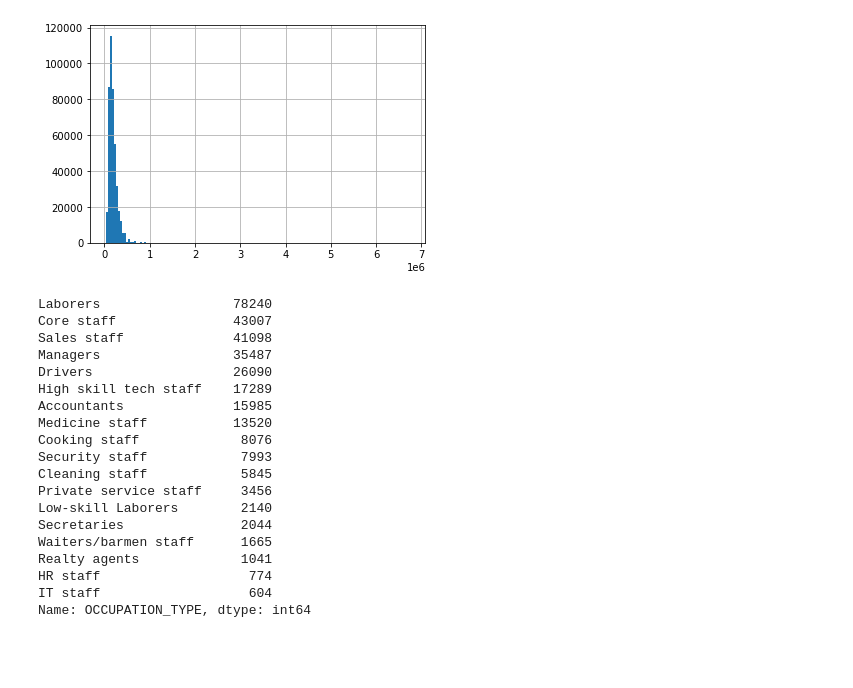
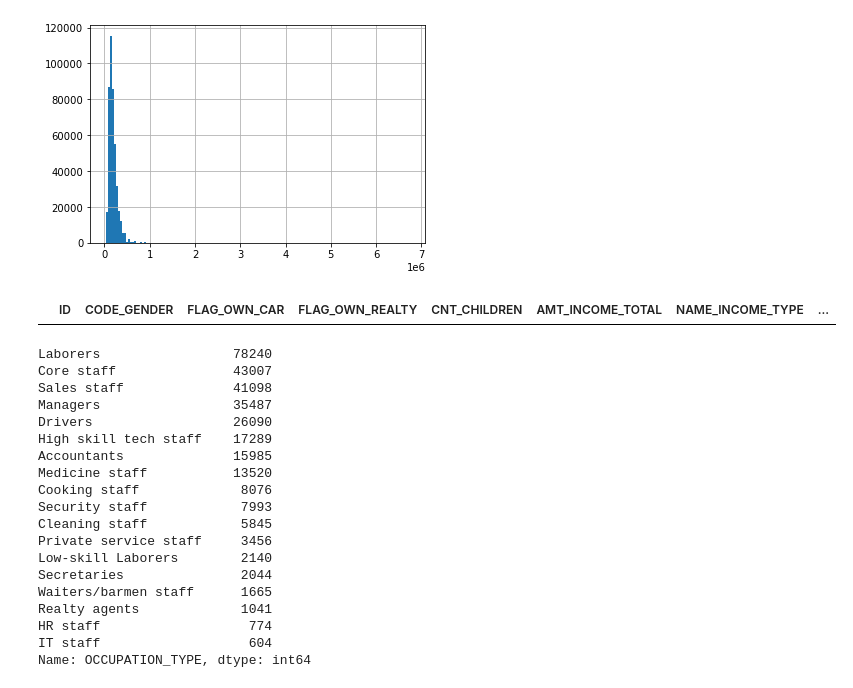
Before and after one commit to ricardosainzz/proyecto-portafolio, a Jupyter notebook: Notebooks/analisis_eda1.ipynb, the cells around one changed output. Saved outputs shown, nothing was run; the diff lists cells and outputs as text; code cells hidden in the pictures; blank space fills up the shorter version.

```diff
--- a/Notebooks/analisis_eda1.ipynb
+++ b/Notebooks/analisis_eda1.ipynb
@@ -80,5 +79,8 @@ print(creditcp.loc[creditcptcp['CODE_GENDER'].str.contains(
 # %%
 # cual es el empleo que da mayores ingresos?
+creditcp[(creditcp['AMT_INCOME_TOTAL']=='max()')]
+# %% [output]
+|  | ID | CODE_GENDER | FLAG_OWN_CAR | FLAG_OWN_REALTY | CNT_CHILDREN | AMT_INCOME_TOTAL | NAME_INCOME_TYPE | ... |
 # %%
 # cuál es el empleo más común?
 creditcp['OCCUPATION_TYPE'].value_counts()
```
Also changed, not shown: parts of 4 cells of this notebook.
